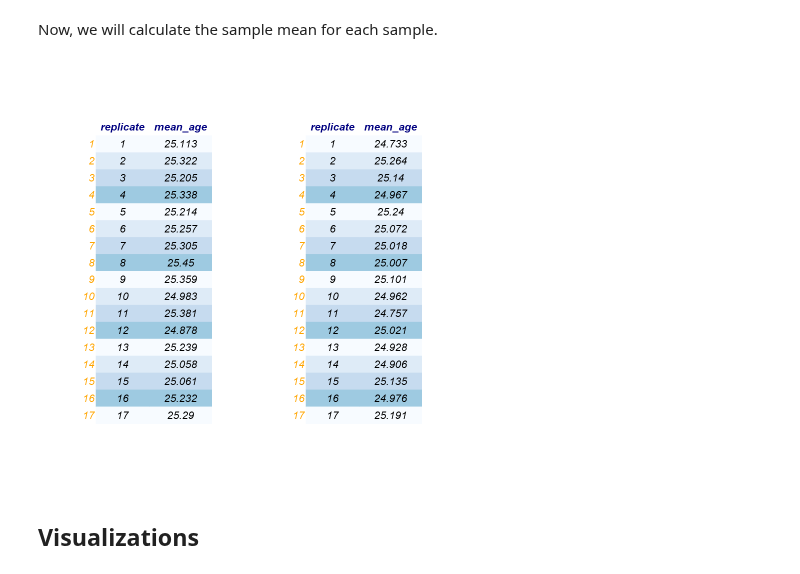
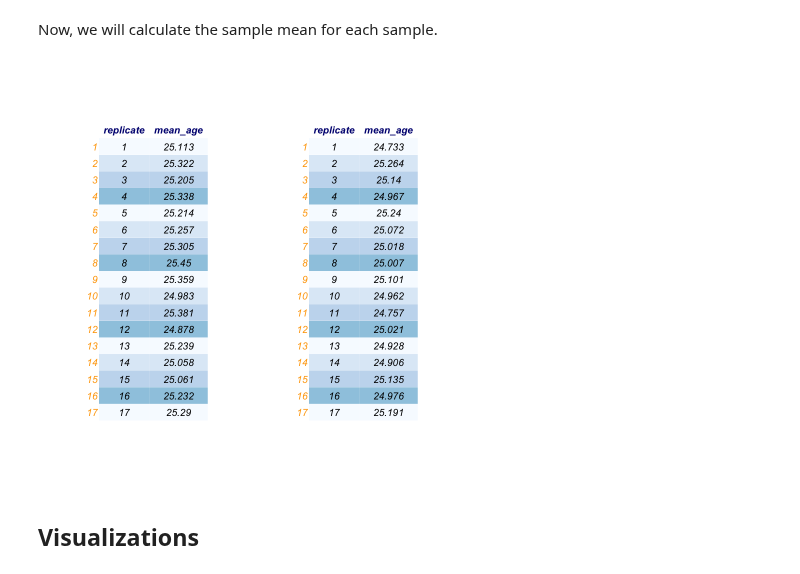
Before and after one commit to KevinSaigon/stat-201-project, a Jupyter notebook: project-proposal.ipynb, the cells around one changed output. Cells and saved outputs as stored; diff of their text form; code cells hidden in the pictures.

```diff
--- a/project-proposal.ipynb
+++ b/project-proposal.ipynb
@@ -148,25 +150,16 @@ Now, we will calculate the sample mean for each sample.
 # %%
 winter_resampled_means <- winter_bootstrap %>%
     group_by(replicate) %>%
     summarize(mean_age = mean(Age))
 
 summer_resampled_means <- summer_bootstrap %>%
     group_by(replicate) %>%
     summarize(mean_age = mean(Age))
 
-## display code to make tables look pretty - can ignore
-tt3 <- ttheme_minimal(
-  core=list(bg_params = list(fill = blues9[1:4], col=NA),
-            fg_params=list(fontface=3)),
-  colhead=list(fg_params=list(col="navyblue", fontface=4L)),
-  rowhead=list(fg_params=list(col="orange", fontface=3L)))
-
-grid.arrange(
-    tableGrob(head(winter_resampled_means, 17), theme = tt3),
-    tableGrob(head(summer_resampled_means, 17), theme = tt3),
-    nrow = 1)
+df_list = list(head(winter_resampled_means, 17), head(summer_resampled_means, 17))
+table_render(df_list)
 # %% [output]
-[figure, old version]
+[figure, new version]
 # %% [markdown]
 ## Visualizations
 # %% [markdown]
```
Also changed, not shown: parts of 3 cells of this notebook, 2 other files.
